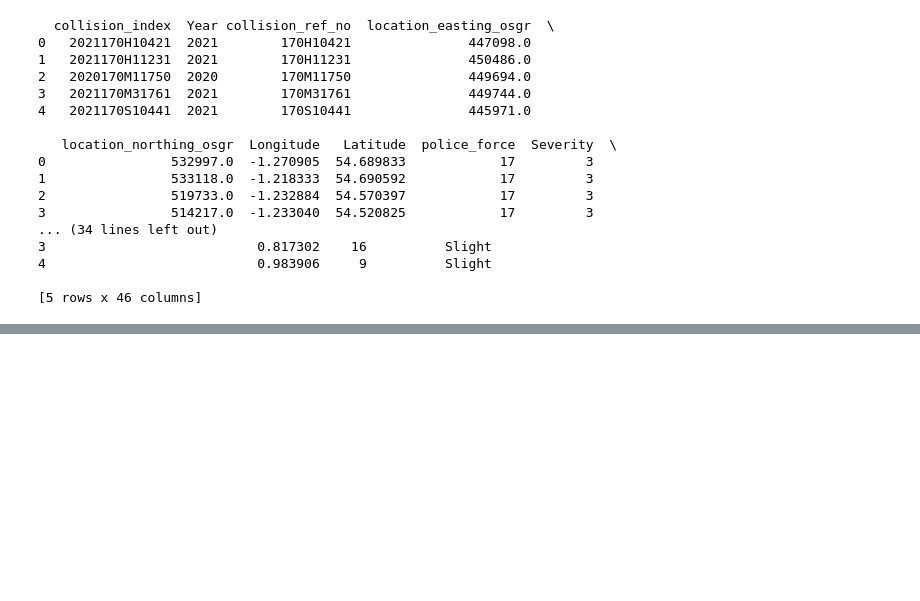
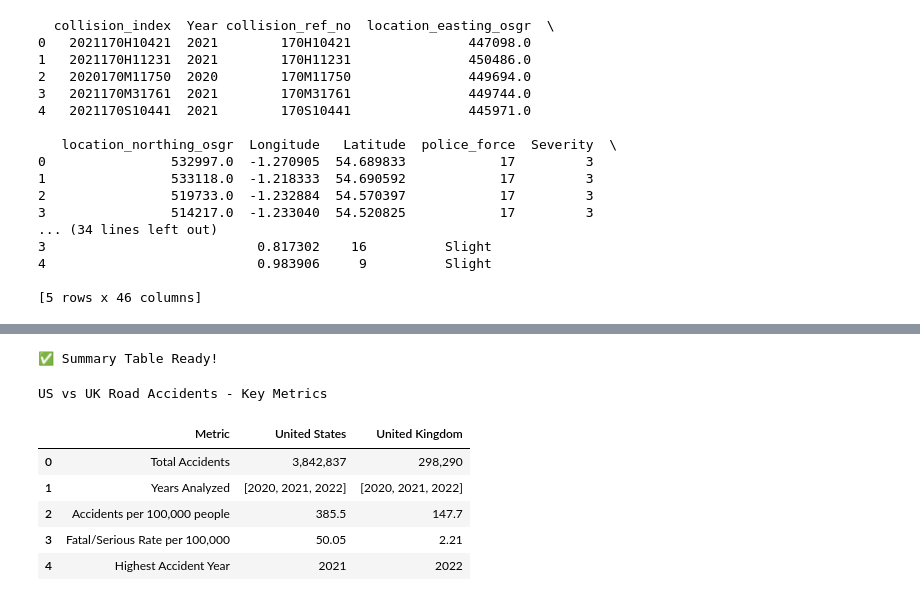
Before and after one commit to denislavh/Uk-vs-US-Road-Accidents-Comparison, a Jupyter notebook: Road_Accidents.ipynb, the cells around one changed output, grey strips where cells are left out. Drawn from its saved outputs; the diff is of its cells as text; code cells hidden in the pictures; blank space fills up the shorter version.

```diff
--- a/Road_Accidents.ipynb
+++ b/Road_Accidents.ipynb
@@ -249,0 +310,60 @@ Total UK accidents (common years): 298,290
+# %%
+# ===================== AUTO SUMMARY TABLE =====================
+
+# Calculate metrics
+common_years = sorted(set(us_filtered['Year'].dropna().unique()) &
+                      set(uk_filtered['Year'].dropna().unique()))
+
+total_us = len(us_filtered)
+total_uk = len(uk_filtered)
+
+rate_us = comparison['US_Rate_per_100k'].mean()
+rate_uk = comparison['UK_Rate_per_100k'].mean()
+
+fatal_us_rate = (us_filtered[us_filtered['Severity'] >= 3].shape[0] /
+                 comparison['US_Population'].sum()) * 100_000
+fatal_uk_rate = (uk_filtered[uk_filtered['Severity'] == 1].shape[0] /
+                 comparison['UK_Population'].sum()) * 100_000
+
+common_years_int = [int(year) for year in common_years]
+
+print("✅ Summary Table Ready!\n")
+
+# Display clean table
+summary_data = {
+    "Metric": [
+        "Total Accidents",
+        "Years Analyzed",
+        "Accidents per 100,000 people",
+        "Fatal/Serious Rate per 100,000",
+        "Highest Accident Year"
+    ],
+    "United States": [
+        f"{total_us:,}",
+        str(common_years_int),
+        f"{rate_us:.1f}",
+        f"{fatal_us_rate:.2f}",
+        us_filtered['Year'].value_counts().idxmax()
+    ],
+    "United Kingdom": [
+        f"{total_uk:,}",
+        str(common_years_int),
+        f"{rate_uk:.1f}",
+        f"{fatal_uk_rate:.2f}",
+        uk_filtered['Year'].value_counts().idxmax()
+    ]
+}
+
+summary_df = pd.DataFrame(summary_data)
+display(summary_df.style.set_caption("US vs UK Road Accidents - Key Metrics").set_table_styles([
+    {'selector': 'caption', 'props': [('font-size', '16px'), ('font-weight', 'bold')]}
+]))
+# %% [output]
+✅ Summary Table Ready!
+US vs UK Road Accidents - Key Metrics
+|  | Metric | United States | United Kingdom |
+| 0 | Total Accidents | 3,842,837 | 298,290 |
+| 1 | Years Analyzed | [2020, 2021, 2022] | [2020, 2021, 2022] |
+| 2 | Accidents per 100,000 people | 385.5 | 147.7 |
+| 3 | Fatal/Serious Rate per 100,000 | 50.05 | 2.21 |
+| 4 | Highest Accident Year | 2021 | 2022 |
```
Also changed, not shown: parts of 10 cells of this notebook, 1 other file.
